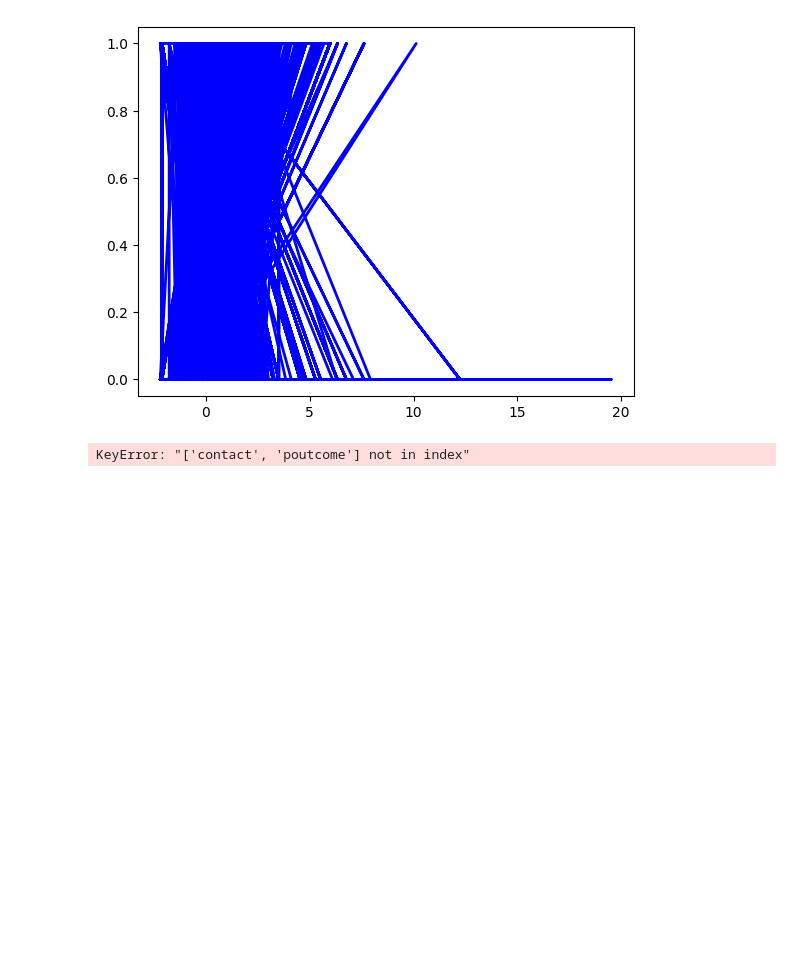
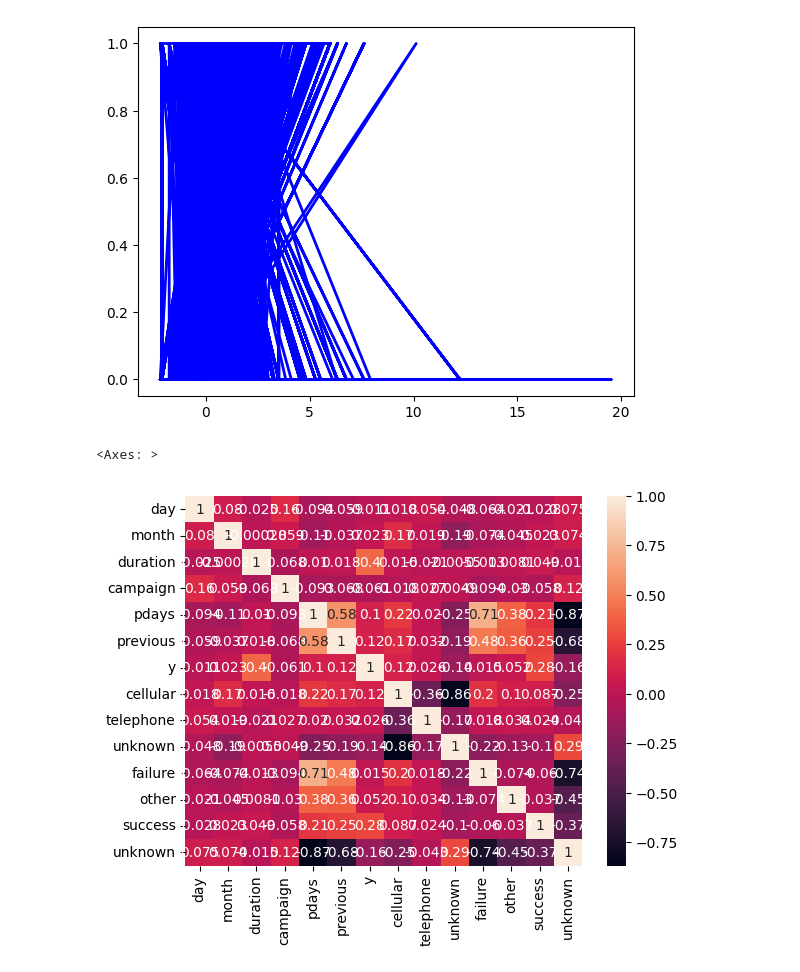
Before and after one commit to tsdandekar24/final_project, a Jupyter notebook: ml_and_visuals.ipynb, the cells around one changed output. Saved outputs shown, nothing was run; the diff lists cells and outputs as text; code cells hidden in the pictures; blank space fills up the shorter version.

Commit message:
made heatmap working

```diff
--- a/ml_and_visuals.ipynb
+++ b/ml_and_visuals.ipynb
@@ -184,11 +184,39 @@ plt.show()
 # %% [output]
 ValueError: x and y must be the same size
 [figure]
-# %%
-import seaborn as sns
-
-bank_df_relationship = bank_df_full[['contact','day','month','duration','campaign','pdays','previous','poutcome']]
-
-sns.heatmap(bank_df_relationship.corr(), annot = True)
-# %% [output]
-KeyError: "['contact', 'poutcome'] not in index"
+# %%
+import seaborn as sns
+
+bank_df = pd.read_csv('bank.csv', delimiter=';')
+
+bank_df_relationship = bank_df[['contact','day','month','duration','campaign','pdays','previous','poutcome','y']]
+
+
+
+def bank_relationship_standardizing():
+    bank_df_relationship = bank_df[['contact','day','month','duration','campaign','pdays','previous','poutcome','y']]
+    contact = pd.get_dummies(bank_df_relationship['contact'])
+    bank_df_relationship = pd.concat([bank_df_relationship, contact], axis=1)
+    bank_df_relationship = bank_df_relationship.drop(['contact'], axis=1)
+
+    bank_df_relationship['month'] = bank_df_relationship['month'].map({'jan':1, 'feb':2,
+                                            'mar':3, 'apr':4,
+                                            'may':5,'jun':6,
+                                            'jul':7, 'aug':8,
+                                            'sep':9,'oct':10,
+                                            'nov':11,'dec':12})
+
+    poutcome = pd.get_dummies(bank_df_relationship['poutcome'])
+    bank_df_relationship = pd.concat([bank_df_relationship, poutcome], axis=1)
+    bank_df_relationship = bank_df_relationship.drop(['poutcome'], axis=1)
+
+    bank_df_relationship['y'] = bank_df_relationship['y'].map({'no':0, 'yes':1})
+
+    return bank_df_relationship
+
+bank_df_relationship =  bank_relationship_standardizing()
+
+sns.heatmap(bank_df_relationship.corr(), annot = True)
+# %% [output]
+<Axes: >
+[figure, added]
```
